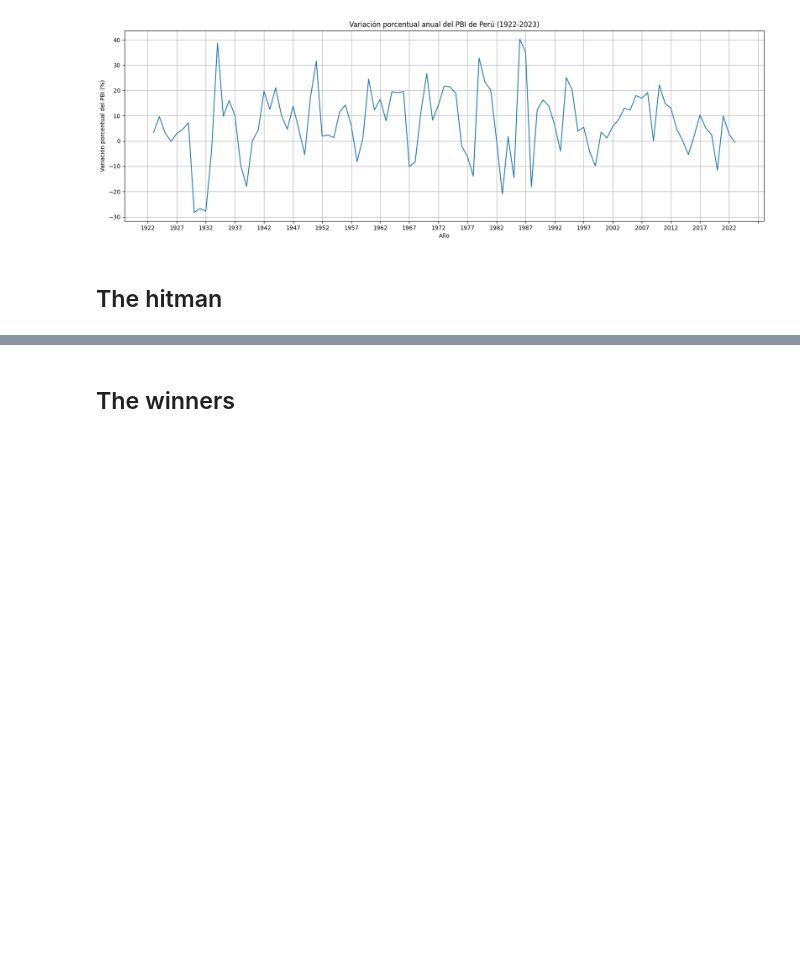
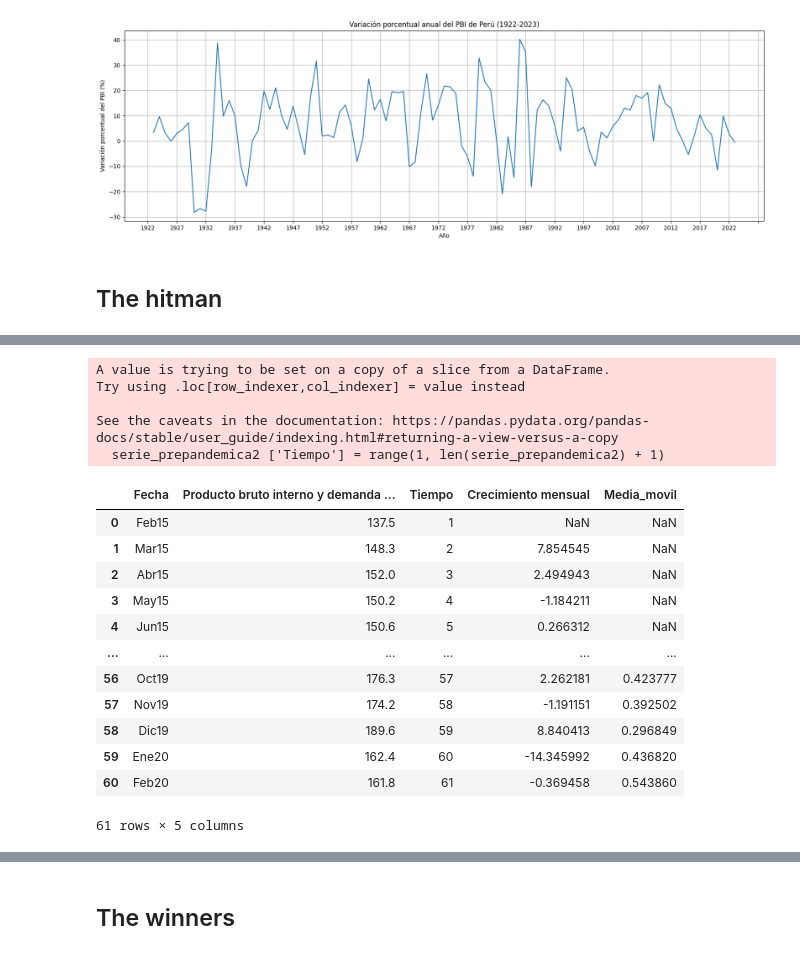
Before and after one commit to qlab-intro-python/tarea-4-mundaca-arce, a Jupyter notebook: tarea_4.ipynb, the cells around one changed output, grey strips where cells are left out. Saved outputs shown, nothing was run; the diff lists cells and outputs as text; code cells hidden in the pictures; blank space fills up the shorter version.

```diff
--- a/tarea_4.ipynb
+++ b/tarea_4.ipynb
@@ -108,0 +113,6 @@ plt.show()
+# %%
+#Extraemos la serie
+URL ='https://estadisticas.bcrp.gob.pe/estadisticas/series/mensuales/resultados/PN01770AM/html'
+BCRP = pd.read_html(URL)
+serie = BCRP[1]
+serie
@@ -108,0 +158,32 @@ plt.show()
+# %%
+#Tenemos nuestra serie contrafactual
+serie_prepandemica2=serie[145:250]
+serie_prepandemica2 ['Tiempo'] = range(1, len(serie_prepandemica2) + 1)
+serie_prepandemica2 = serie_prepandemica2.reset_index(drop=True)
+# %% [output]
+A value is trying to be set on a copy of a slice from a DataFrame.
+Try using .loc[row_indexer,col_indexer] = value instead
+
+See the caveats in the documentation: https://pandas.pydata.org/pandas-docs/stable/user_guide/indexing.html#returning-a-view-versus-a-copy
+  serie_prepandemica2 ['Tiempo'] = range(1, len(serie_prepandemica2) + 1)
+# %%
+#Obtenemos el logaritmo para desestacionaliar
+serie_prepandemica2['Log_PBI'] = np.log1p(serie_prepandemica2['Producto bruto interno y demanda interna (índice 2007=100) - PBI'])
+serie_prepandemica2
+serie_prepandemica['Crecimiento mensual'] = serie_prepandemica['Producto bruto interno y demanda interna (índice 2007=100) - PBI'].pct_change() * 100
+serie_prepandemica['Media_movil'] = serie_prepandemica['Crecimiento mensual'].rolling(window=12).mean()
+serie_prepandemica
+# %% [output]
+|  | Fecha | Producto bruto interno y demanda ... | Tiempo | Crecimiento mensual | Media_movil |
+| 0 | Feb15 | 137.5 | 1 | NaN | NaN |
+| 1 | Mar15 | 148.3 | 2 | 7.854545 | NaN |
+| 2 | Abr15 | 152.0 | 3 | 2.494943 | NaN |
+| 3 | May15 | 150.2 | 4 | -1.184211 | NaN |
+| 4 | Jun15 | 150.6 | 5 | 0.266312 | NaN |
+| ... | ... | ... | ... | ... | ... |
+| 56 | Oct19 | 176.3 | 57 | 2.262181 | 0.423777 |
+| 57 | Nov19 | 174.2 | 58 | -1.191151 | 0.392502 |
+| 58 | Dic19 | 189.6 | 59 | 8.840413 | 0.296849 |
+| 59 | Ene20 | 162.4 | 60 | -14.345992 | 0.436820 |
+| 60 | Feb20 | 161.8 | 61 | -0.369458 | 0.543860 |
+61 rows × 5 columns
```
Also changed, not shown: parts of 7 cells of this notebook.
